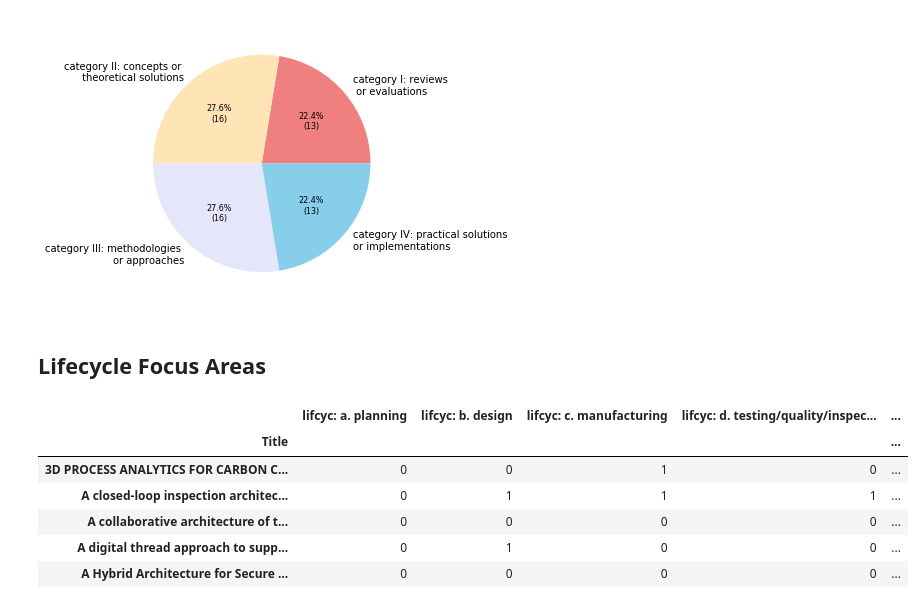
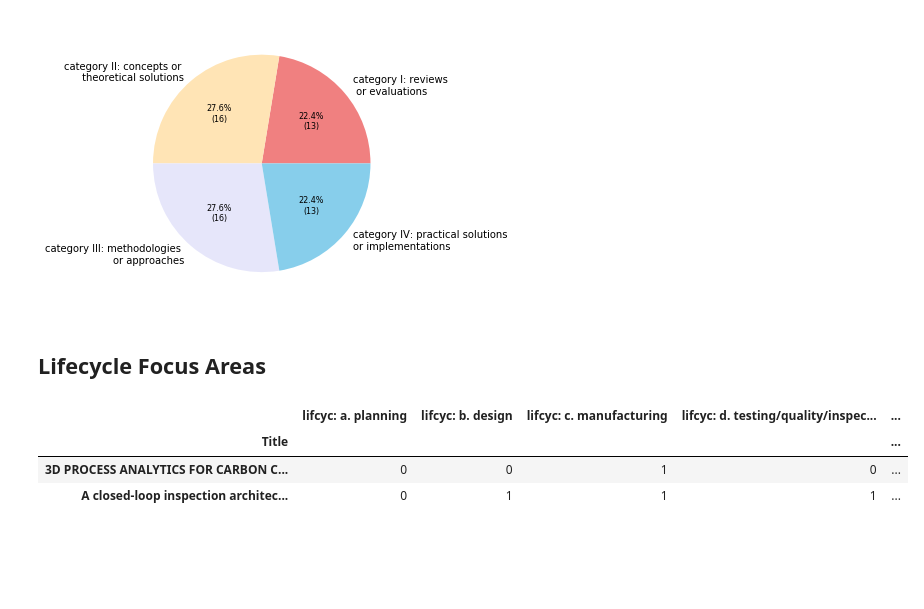
Before and after one commit to joedavid-tuni/SLR_Data_analysis, a Jupyter notebook: atlas_report_processor.ipynb, the cells around one changed output. Cells and saved outputs as stored; diff of their text form; code cells hidden in the pictures; blank space fills up the shorter version.

```diff
--- a/atlas_report_processor.ipynb
+++ b/atlas_report_processor.ipynb
@@ -311,15 +305,12 @@ plt.show()
 # %%
 # making a separate dataframe containing only lifecycle information
 df3 = df[LIF_column_names]
-df3.head()
+df3.head(2)
 # %% [output]
 |  | lifcyc: a. planning | lifcyc: b. design | lifcyc: c. manufacturing | lifcyc: d. testing/quality/inspec... | ... |
 | Title |  |  |  |  | ... |
 | 3D PROCESS ANALYTICS FOR CARBON C... | 0 | 0 | 1 | 0 | ... |
 | A closed-loop inspection architec... | 0 | 1 | 1 | 1 | ... |
-| A collaborative architecture of t... | 0 | 0 | 0 | 0 | ... |
-| A digital thread approach to supp... | 0 | 1 | 0 | 0 | ... |
-| A Hybrid Architecture for Secure ... | 0 | 0 | 0 | 0 | ... |
 # %%
 # thresholding all values to 1
 df3 = df3.ge(1).astype(int)
```
Also changed, not shown: parts of 3 cells of this notebook.
